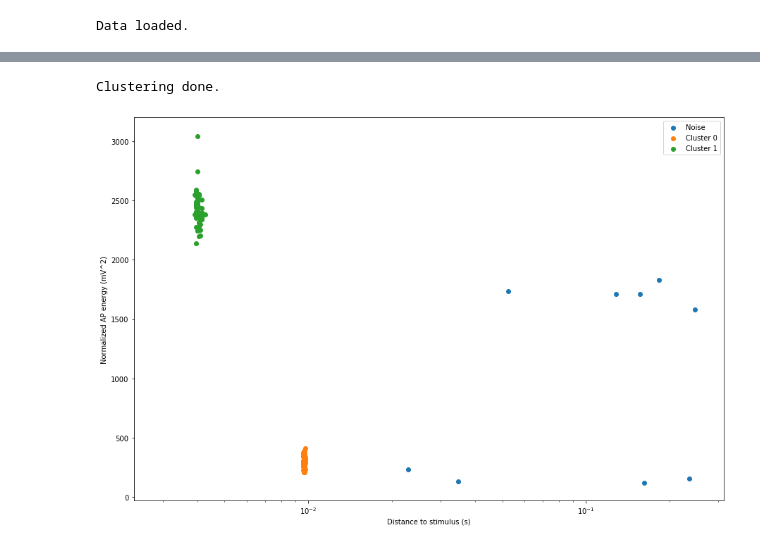
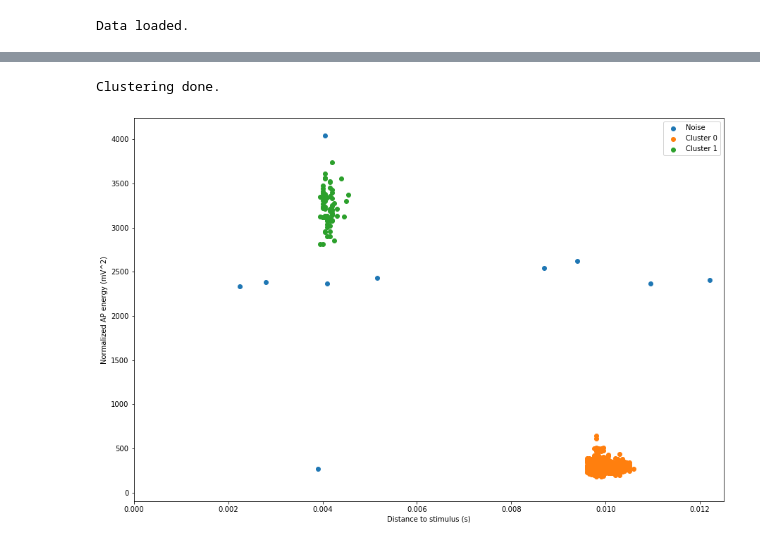
Before and after one commit to rwth-imi/openMNGlab, a Jupyter notebook: code/DBSCAN-Clustering.ipynb, the cells around one changed output, grey strips where cells are left out. Cells and saved outputs as stored; diff of their text form; code cells hidden in the pictures.

```diff
--- a/code/DBSCAN-Clustering.ipynb
+++ b/code/DBSCAN-Clustering.ipynb
@@ -5,13 +5,13 @@ importlib.reload(importers)
 from importers import SpikeImporter
 
 data_folder = "../data/"
-file_name = "11_10_27U2a_2000s_2030s_20000Hz_NoForce_BigFibre"
+file_name = "11_10_27U2a_2000s_2300s_20000Hz_Force_BigFibre"
 file_ending = ".csv"
 
 time_channel = "Time"
 signal_channel = "1 Signal"
 stimulus_channel = "32 DigMark"
-ap_marker_channels = ["801 nw-1", "14 nw-1"]
+ap_marker_channels = ["801 nw-1", "12 nw-1"]
 force_channel = "3 Force"
 
 # load the animal file
@@ -30,7 +30,7 @@ force_thresh = 0.5
 
 # retrieve the events from the importer
 el_stimuli = importer.getElectricalStimuli()
-actpots = importer.getActionPotentials(max_gap_time = max_gap_time, el_stimuli = el_stimuli)
 mech_stimuli = importer.getMechanicalStimuli(threshold = force_thresh, max_gap_time = 0.005)
+actpots = importer.getActionPotentials(max_gap_time = max_gap_time, el_stimuli = el_stimuli, mech_stimuli = mech_stimuli)
 # %% [output]
 List of eletrical stimuli created.
@@ -39,47 +53,51 @@ List of mechanical stimuli created.
-# %%
-import clustering
-# reload the clustering classes
-# hacky workaround atm
-import importlib
-importlib.reload(clustering)
-
-from sklearn.cluster import DBSCAN
-import numpy as np
-
-# build feature vectors from the features provided by AP class
-features = np.array([[ap.getDistanceToPreviousElectricalStimulus(), ap.getNormalizedEnergy()] for ap in actpots])
-labels = DBSCAN(eps = 0.0005, min_samples = 3, metric = clustering.actionPotDistance).fit_predict(features)
-print("Clustering done.")
-# %% [output]
-Clustering done.
 # %%
+'''
+This cell performs the clustering according to
+- distance to previous stimulus
+- normalized signal energy of the APs
+'''
+import clustering
+# reload the clustering classes
+# hacky workaround atm
+import importlib
+importlib.reload(clustering)
+
+from sklearn.cluster import DBSCAN
+import numpy as np
+
 import matplotlib.pyplot as plt
+
+# build feature vectors from the features provided by AP class
+features = np.array([[ap.getDistanceToPreviousElectricalStimulus(), ap.getNormalizedEnergy()] for ap in actpots])
+labels = DBSCAN(eps = 0.0025, min_samples = 10, metric = clustering.actionPotDistance_ElStim_Energy).fit_predict(features)
+print("Clustering done.")
 
 # initialize figure
 plt.figure(figsize = (15, 10))
 
 # where to save the results
 results_folder = "../results/"
 results_ending = ".png"
 
 # iterate over all the clusters and plot them
 cluster_index = -1
 while cluster_index <= max(labels):
     # get a mask for all samples belonging to the cluster and retrieve those feature vectors
     indices = (labels == cluster_index)
     cluster_features = features[indices]
     # plot the cluster with the appropriate label
     # print("Plotting cluster: " + str(cluster_index))
     plt.scatter(x = cluster_features[: , 0], y = cluster_features[:, 1], label = "Cluster " + str(cluster_index) if cluster_index > -1 else "Noise")
     # go to the next cluster
     cluster_index = cluster_index + 1
 
 plt.xlabel("Distance to stimulus (s)")
-plt.xscale('log')
-#plt.xlim(0, 0.0125)
+plt.xscale('linear')
+plt.xlim(0, 0.0125)
 plt.ylabel("Normalized AP energy (mV^2)")
 plt.legend()
 plt.savefig(results_folder + "dbscan_clustering_" + file_name + results_ending, dpi = 400)
 plt.show()
 # %% [output]
+Clustering done.
-[figure, old version]
+[figure, new version]
```
Also changed, not shown: parts of 1 cell of this notebook, 7 other files.
